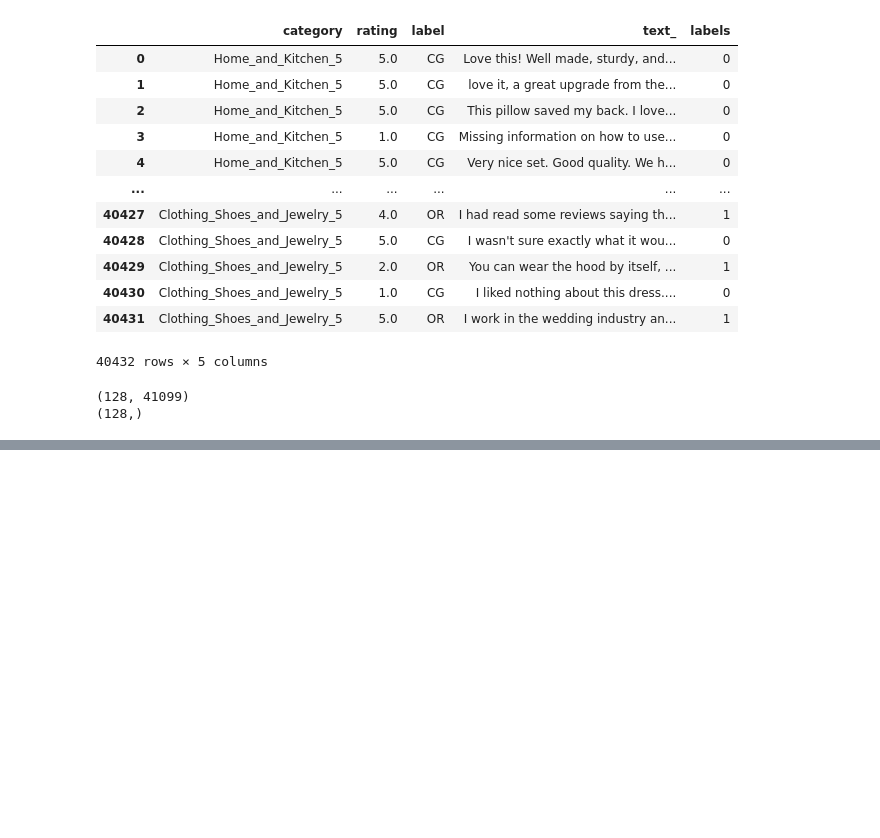
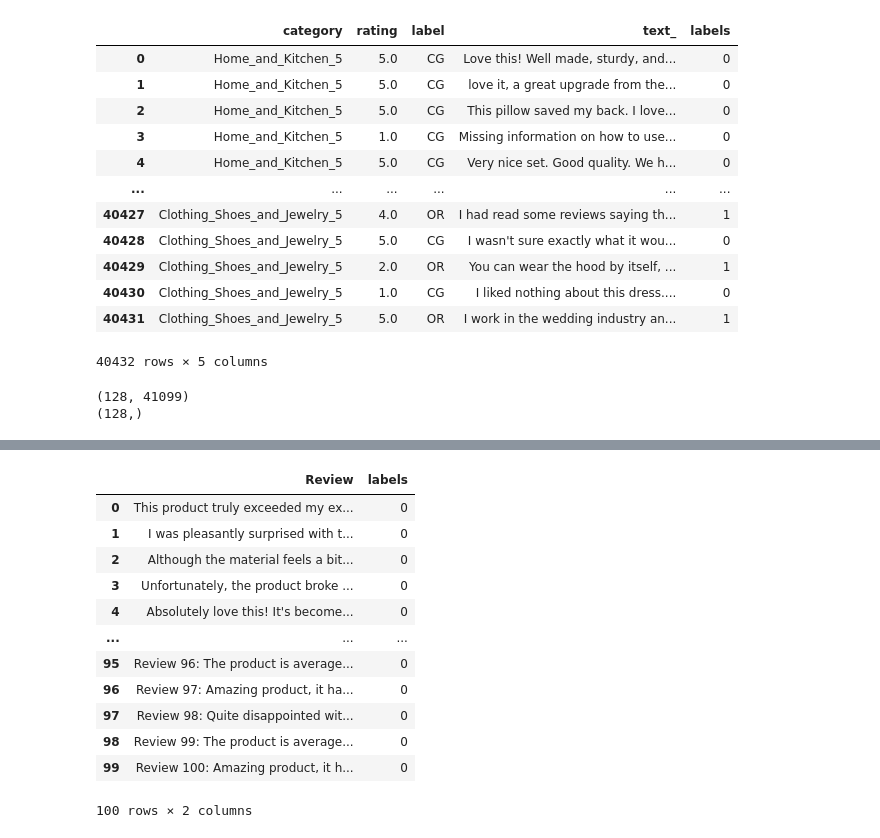
Before and after one commit to Marco6666662/Fake-Amazon-Review-NLP-Detection, a Jupyter notebook: Recurrent Neural Network.ipynb, the cells around one changed output, grey strips where cells are left out. Cells and saved outputs as stored; diff of their text form; code cells hidden in the pictures; blank space fills up the shorter version.

```diff
--- a/Recurrent Neural Network.ipynb
+++ b/Recurrent Neural Network.ipynb
@@ -108,0 +173,18 @@ KeyboardInterrupt:
+# %%
+test_df = pd.read_csv('chatgpt4_generated_amazon_reviews.csv')
+test_df['labels'] = [0] * len(test_df.Review)
+test_df
+# %% [output]
+|  | Review | labels |
+| 0 | This product truly exceeded my ex... | 0 |
+| 1 | I was pleasantly surprised with t... | 0 |
+| 2 | Although the material feels a bit... | 0 |
+| 3 | Unfortunately, the product broke ... | 0 |
+| 4 | Absolutely love this! It's become... | 0 |
+| ... | ... | ... |
+| 95 | Review 96: The product is average... | 0 |
+| 96 | Review 97: Amazing product, it ha... | 0 |
+| 97 | Review 98: Quite disappointed wit... | 0 |
+| 98 | Review 99: The product is average... | 0 |
+| 99 | Review 100: Amazing product, it h... | 0 |
+100 rows × 2 columns
```
Also changed, not shown: parts of 22 cells of this notebook, 7 other files.
